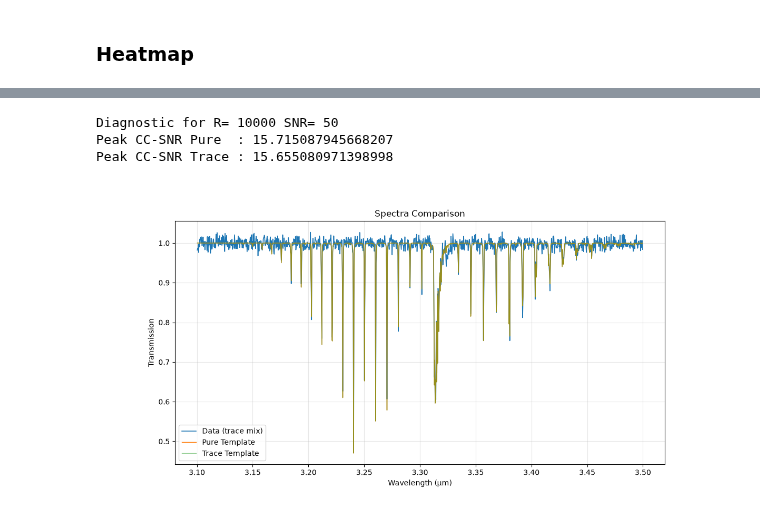
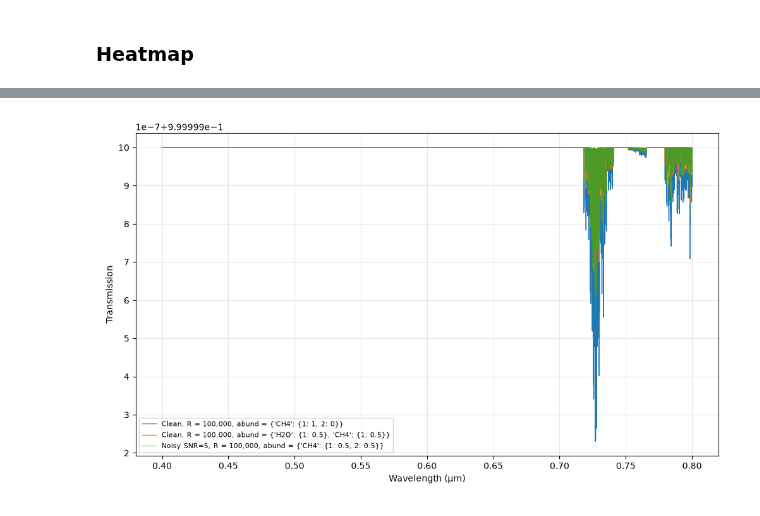
Before and after one commit to zanecollins/sgl_science_case, a Jupyter notebook: sgl_science_case/notebooks/summer_26_isotope_tests_cc.ipynb, the cells around one changed output, grey strips where cells are left out. Cells and saved outputs as stored; diff of their text form; code cells hidden in the pictures.

```diff
--- a/sgl_science_case/notebooks/summer_26_isotope_tests_cc.ipynb
+++ b/sgl_science_case/notebooks/summer_26_isotope_tests_cc.ipynb
@@ -848,16 +841,0 @@ Mixed mean trans: 0.9869382187011653
-# %%
-# Delete old result if it exists
-if 'df_results' in globals():
-    del df_results
-
-# Re-run with the fixed function
-df_results = run_full_isotope_cross_correlation(
-    parent_dict=parent_dict,
-    snr_values=[5, 10, 50, 100],
-    resolution_values=[1000, 5000, 10000, 50000, 100000],
-    abundance_scenarios=[
-        {'CH4': {1: 1.0, 2: 0.0}},
-        {'CH4': {1: 0.95, 2: 0.05}},
-        {'CH4': {1: 0.5, 2: 0.5}},
-    ]
-)
@@ -882,35 +842,12 @@ Finished! Total cross-correlations computed: 180
-# %%
-# Pick a problematic cell (high positive delta)
-res = 10000
-snr = 50
-
-print("Diagnostic for R=", res, "SNR=", snr)
-
-# Get the three spectra
-mask_data = (df_results['data_abundances'] == {'CH4': {1: 0.95, 2: 0.05}})
-mask_pure = (df_results['template_abundances'] == {'CH4': {1: 1, 2: 0}})
-mask_trace = (df_results['template_abundances'] == {'CH4': {1: 0.95, 2: 0.05}})
-
-row_data = df_results[mask_data & (df_results['resolution'] == res) & (df_results['snr'] == snr)].iloc[0].copy()
-row_pure = df_results[mask_pure & (df_results['resolution'] == res)].iloc[0].copy()
-row_trace = df_results[mask_trace & (df_results['resolution'] == res)].iloc[0].copy()
-
-print("Peak CC-SNR Pure  :", row_pure['cc_snr'].max())
-print("Peak CC-SNR Trace :", row_trace['cc_snr'].max())
-
-# Plot the three spectra
-plt.figure(figsize=(12, 6))
-plt.plot(row_data['wavelength_grid'], row_data['noisy_transmission'], label='Data (trace mix)', lw=1.2)
-plt.plot(row_pure['wavelength_grid'], row_pure['clean_transmission'], label='Pure Template', lw=1.0)
-plt.plot(row_trace['wavelength_grid'], row_trace['clean_transmission'], label='Trace Template', lw=1.0, alpha = 0.5)
-plt.xlabel('Wavelength (μm)')
-plt.ylabel('Transmission')
-plt.title('Spectra Comparison')
-plt.legend()
-plt.grid(True, alpha=0.3)
-plt.show()
-# %% [output]
-Diagnostic for R= 10000 SNR= 50
-Peak CC-SNR Pure  : 15.715087945668207
-Peak CC-SNR Trace : 15.655080971398998
-[figure, removed]
+# %%
+# plt.cla()
+
+cases = [
+    {'resolution': 100000,  'snr': 0,  'data_abundances': {'CH4': {1: 1, 2: 0}}}, # Template A
+    {'resolution': 100000, 'snr': 0, 'data_abundances': {'H2O': {1: 0.5}, 'CH4': {1: 0.5}}}, # Template B
+    {'resolution': 100000, 'snr': 5, 'data_abundances': {'CH4': {1: 0.5, 2:0.5}}}, # Data
+]
+
+plot_spectra_grid(df_results, cases)
+# %% [output]
+[figure, added]
```
Also changed, not shown: parts of 17 cells of this notebook, 3 other files.
